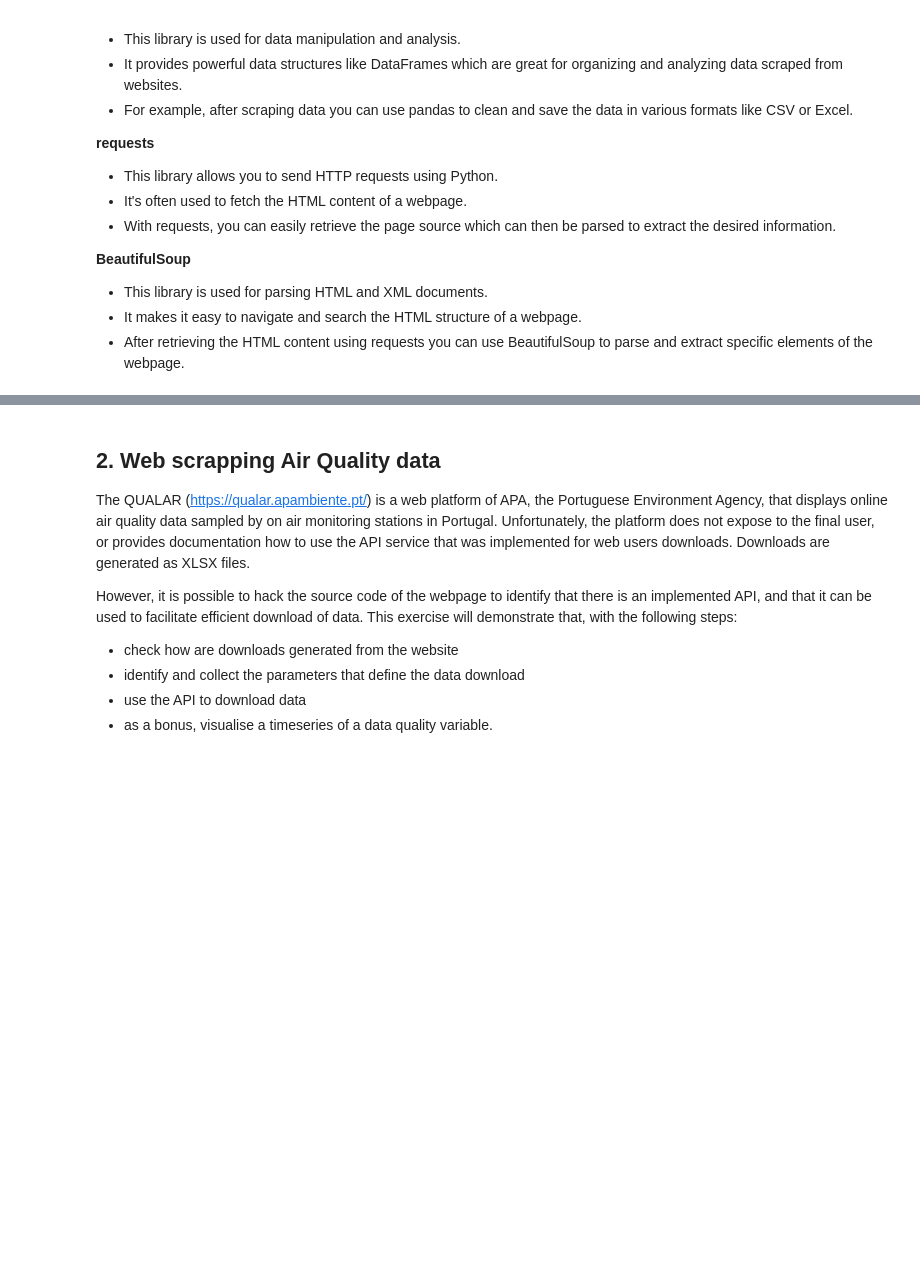
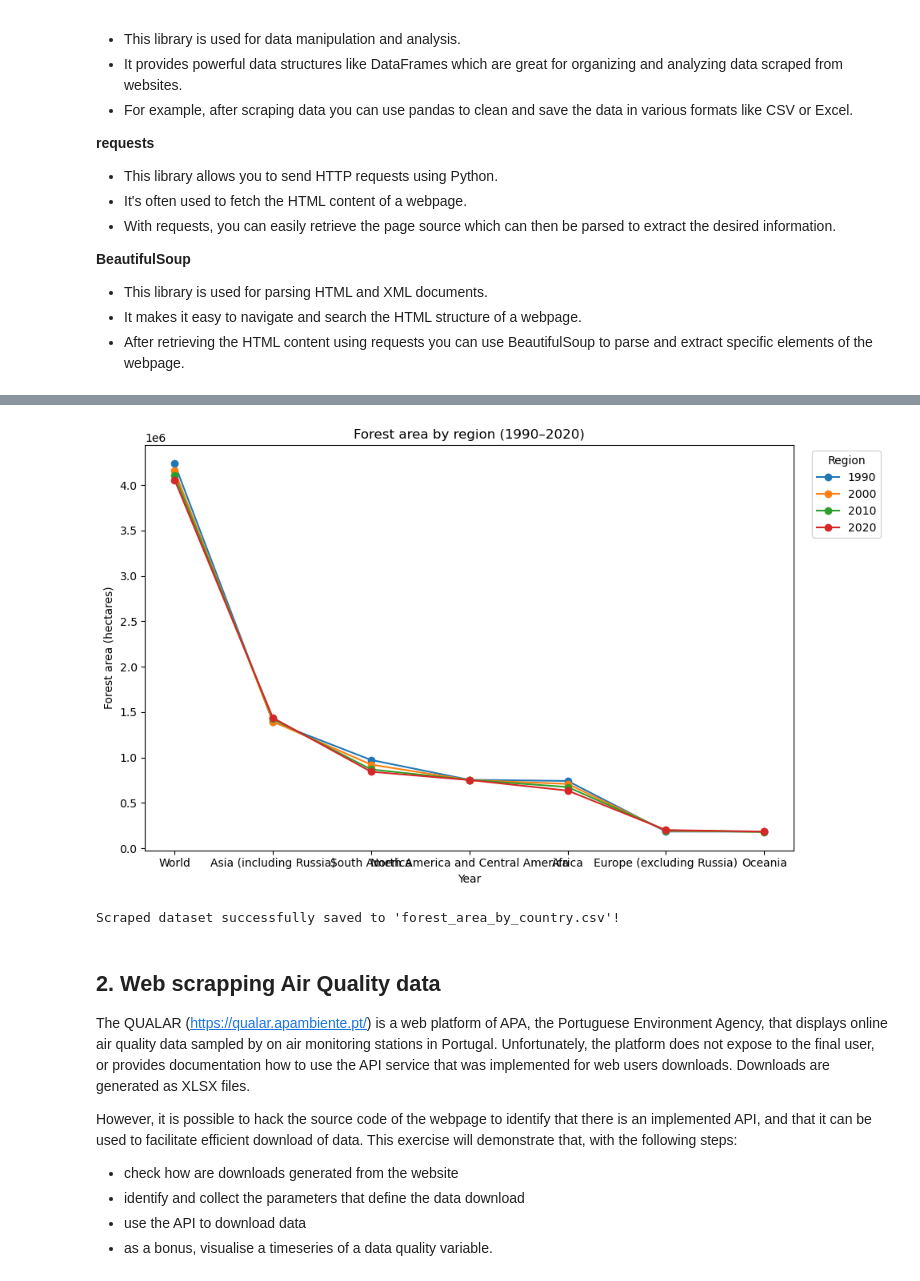
Before and after one commit to isa-ulisboa/greends-fads-jupyter, a Jupyter notebook: example02-apis/example-api.ipynb, the cells around one changed output, grey strips where cells are left out. Drawn from its saved outputs; the diff is of its cells as text; code cells hidden in the pictures; blank space fills up the shorter version.

```diff
--- a/example02-apis/example-api.ipynb
+++ b/example02-apis/example-api.ipynb
@@ -188,0 +89,9 @@ tv_shows.to_csv("tv_shows.csv",index=False)
+# %%
+page_soup = BeautifulSoup(response.text, "html.parser")
+table_tag = page_soup.find("table", class_="wikitable")
+
+if table_tag is None:
+    raise ValueError("No wikitable found in the response.")
+
+scraped_df = pd.read_html(str(table_tag))[0]
+scraped_df
@@ -188,0 +108,22 @@ tv_shows.to_csv("tv_shows.csv",index=False)
+# %%
+import matplotlib.pyplot as plt
+
+# Parse the two-row table header, then select hectares for each decade
+forest_area_df = pd.read_html(str(table_tag), header=[0, 1])[0]
+
+region_col = forest_area_df.columns[0]
+ha_cols = [col for col in forest_area_df.columns if str(col[1]).lower() == "ha"]
+
+plot_df = forest_area_df.set_index(region_col)[ha_cols].copy()
+plot_df.columns = [str(col[0]) for col in ha_cols]
+plot_df = plot_df.apply(lambda col: pd.to_numeric(
+    col.astype(str).str.replace(",", "", regex=False), errors="coerce"
+))
+
+ax = plot_df.plot(marker="o", figsize=(10, 6))
+ax.set(title="Forest area by region (1990–2020)",
+       xlabel="Year", ylabel="Forest area (hectares)")
+ax.legend(title="Region", bbox_to_anchor=(1.02, 1), loc="upper left")
+plt.tight_layout()
+# %% [output]
+[figure, added]
@@ -189,3 +139,10 @@ tv_shows.to_csv("tv_shows.csv",index=False)
+# %%
+# Export extracted DataFrame to CSV format
+csv_filename = "forest_area_by_country.csv"
+scraped_df.to_csv(csv_filename, index=False)
+print(f"Scraped dataset successfully saved to '{csv_filename}'!")
+# %% [output]
+Scraped dataset successfully saved to 'forest_area_by_country.csv'!
 # %% [markdown]
 ## 2. Web scrapping Air Quality data
 
```
Also changed, not shown: parts of 28 cells of this notebook, 1 other file.
